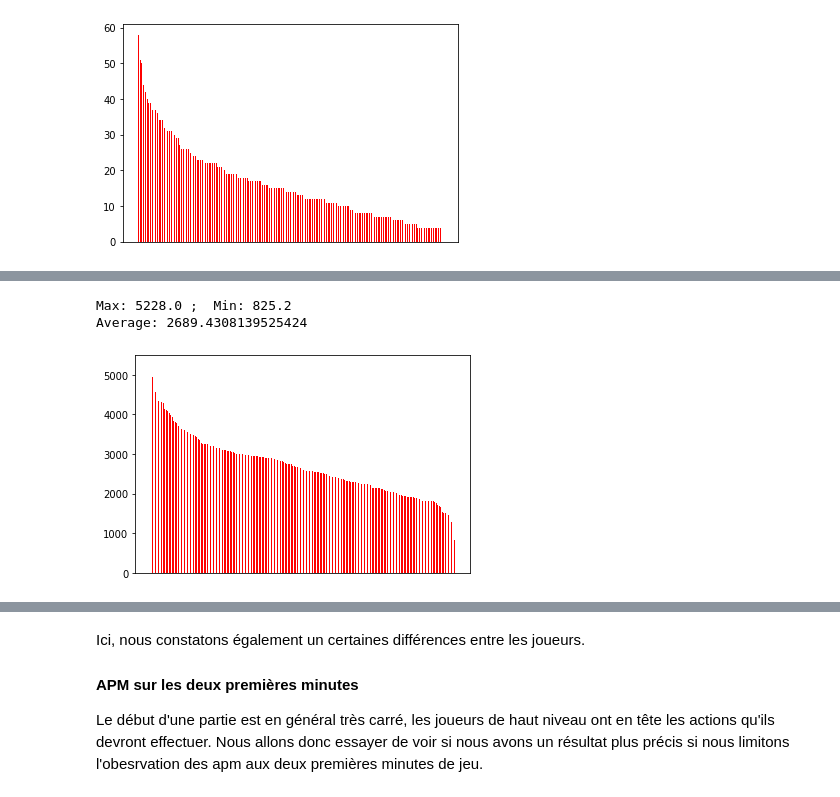
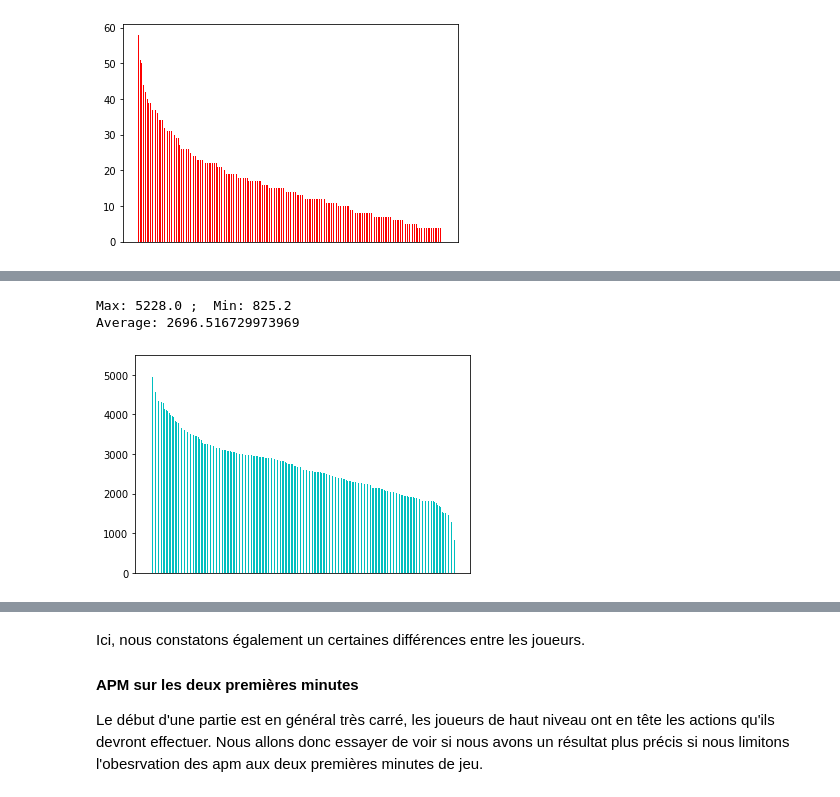
Before and after one commit to Dante-DaCapo/Starcraft_Python_Blinders, a Jupyter notebook: notebook.ipynb, the cells around one changed output, grey strips where cells are left out. Saved outputs shown, nothing was run; the diff lists cells and outputs as text; code cells hidden in the pictures.

```diff
--- a/notebook.ipynb
+++ b/notebook.ipynb
@@ -67,0 +68,35 @@ Nous allons observer la moyenne du nombre d'actions sur toutes les parties de ch
+# %%
+time_per_game = {}
+game_id = 0
+for index_play, play in enumerate(data):
+    duration = 0
+
+    for index, elem in enumerate(play):
+        if index < 2:
+            continue
+
+        if 't' in elem and "hotkey" not in elem:
+            duration = int(elem.split('t')[1])
+
+    time_per_game[str(game_id)] = duration
+    game_id += 1
+
+print(f"Number of Games : {game_id}")
+
+sorted_list = sorted(
+    time_per_game.items(),
+    key=lambda item: item[1],
+    reverse=True
+)
+sorted_x = []
+sorted_y = []
+for elem in sorted_list:
+    sorted_x.append(elem[0])
+    sorted_y.append(elem[1])
+
+print(f"Max: {sorted_y[0]} ;  Min: {sorted_y[-1]}")
+print(f"Average: {sum(sorted_y)/len(sorted_y)}")
+
+plt.bar(sorted_x, sorted_y, width=1, color='b', align='edge')
+plt.xticks([])
+plt.show()
@@ -70,6 +172,10 @@ count_actions_per_player = {}
 count_games_per_player = {}
 for index_play, play in enumerate(data):
     id_player = play[0]
+
+    if len(play) < 3:
+        continue
+
     if id_player not in count_games_per_player:
         count_games_per_player[id_player] = 0
         count_actions_per_player[id_player] = 0
@@ -79,33 +185,33 @@ for index_play, play in enumerate(data):
     for index, elem in enumerate(play):
         if index < 2:
             continue
 
         if 't' in elem and "hotkey" not in elem:
             continue
 
         count_actions_per_player[id_player] += 1
 
 for player in count_games_per_player:
     count_actions_per_player[player] = count_actions_per_player[player] / count_games_per_player[player]
 
 sorted_list = sorted(
     count_actions_per_player.items(),
     key=lambda item: item[1],
     reverse=True
 )
 sorted_x = []
 sorted_y = []
 for elem in sorted_list:
     sorted_x.append(elem[0])
     sorted_y.append(elem[1])
 
 print(f"Max: {sorted_y[0]} ;  Min: {sorted_y[-1]}")
 print(f"Average: {sum(sorted_y)/len(sorted_y)}")
 
-plt.bar(sorted_x, sorted_y, width=0.5, color='r', align='edge')
+plt.bar(sorted_x, sorted_y, width=0.5, color='c', align='edge')
 plt.xticks([])
 plt.show()
 # %% [output]
 Max: 5228.0 ;  Min: 825.2
-Average: 2689.4308139525424
+Average: 2696.516729973969
-[figure, old version]
+[figure, new version]
```
Also changed, not shown: parts of 16 cells of this notebook.
